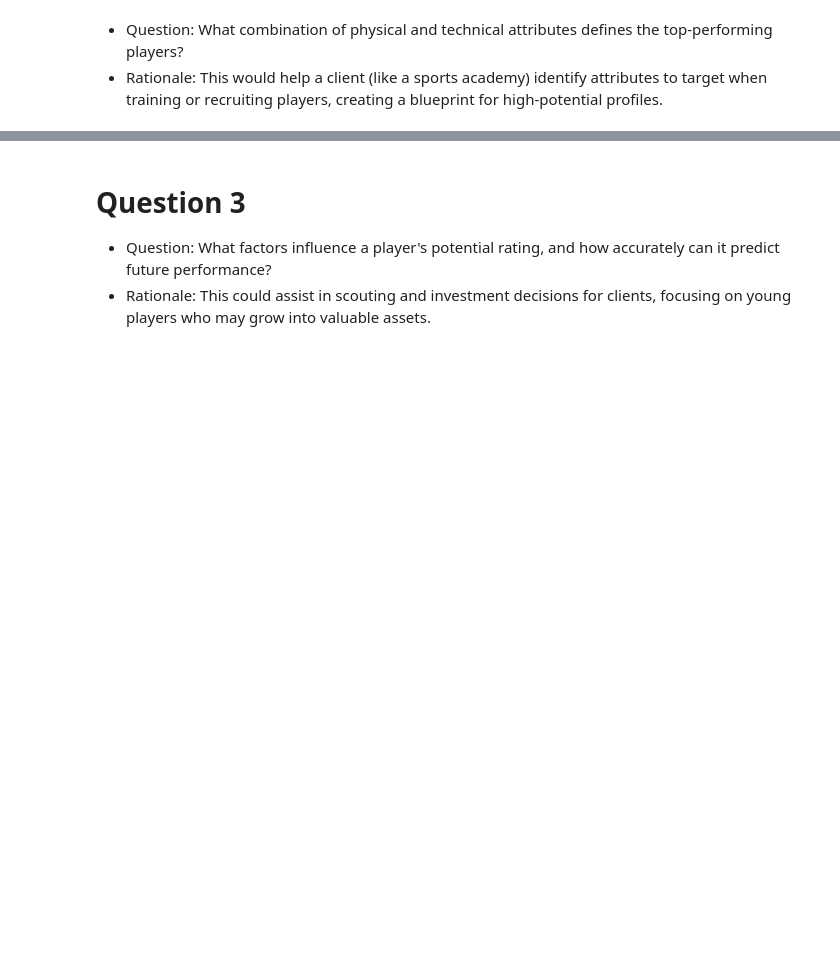
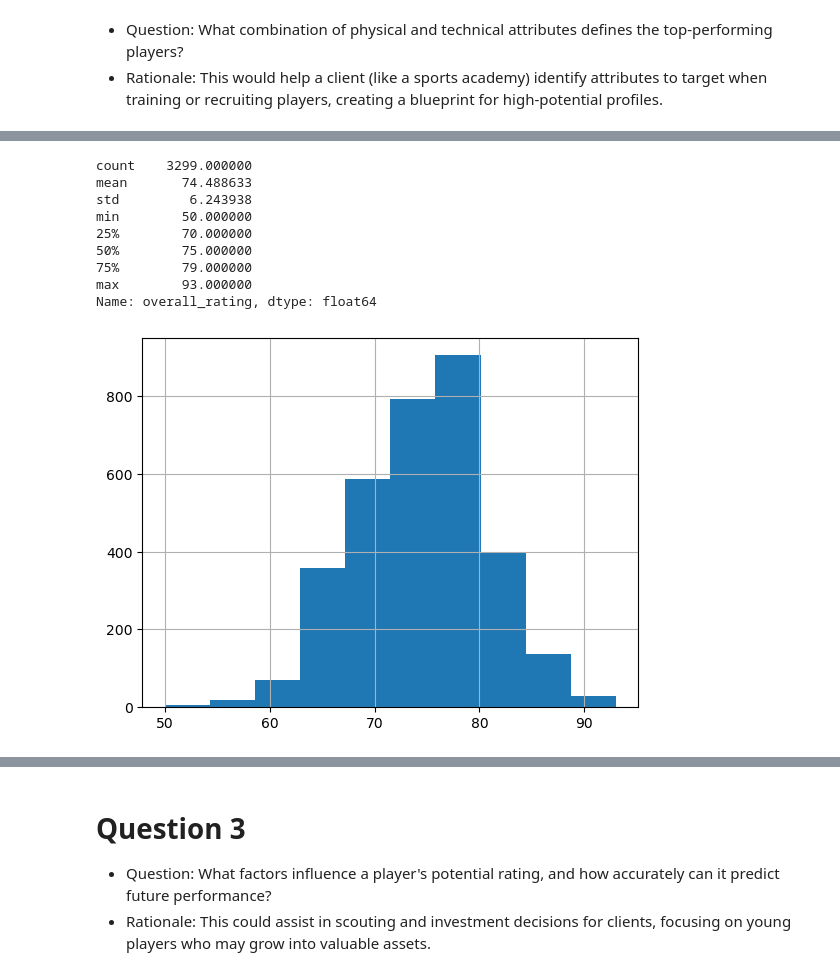
Before and after one commit to falba3/AdvancedDataAnalytics, a Jupyter notebook: notebooks/franco_questions3_5_6.ipynb, the cells around one changed output, grey strips where cells are left out. Saved outputs shown, nothing was run; the diff lists cells and outputs as text; code cells hidden in the pictures; blank space fills up the shorter version.

```diff
--- a/notebooks/franco_questions3_5_6.ipynb
+++ b/notebooks/franco_questions3_5_6.ipynb
@@ -317,0 +365,16 @@ Name: height, dtype: float64
+# %%
+# Strong Players (Strength Attributes more than 80)
+strong_players = df[df[strength].gt(80).any(axis=1)]
+strong_players['overall_rating'].hist();
+strong_players['overall_rating'].describe()
+# %% [output]
+count    3299.000000
+mean       74.488633
+std         6.243938
+min        50.000000
+25%        70.000000
+50%        75.000000
+75%        79.000000
+max        93.000000
+Name: overall_rating, dtype: float64
+[figure, added]
```
Also changed, not shown: parts of 25 cells of this notebook, 1 other file.
